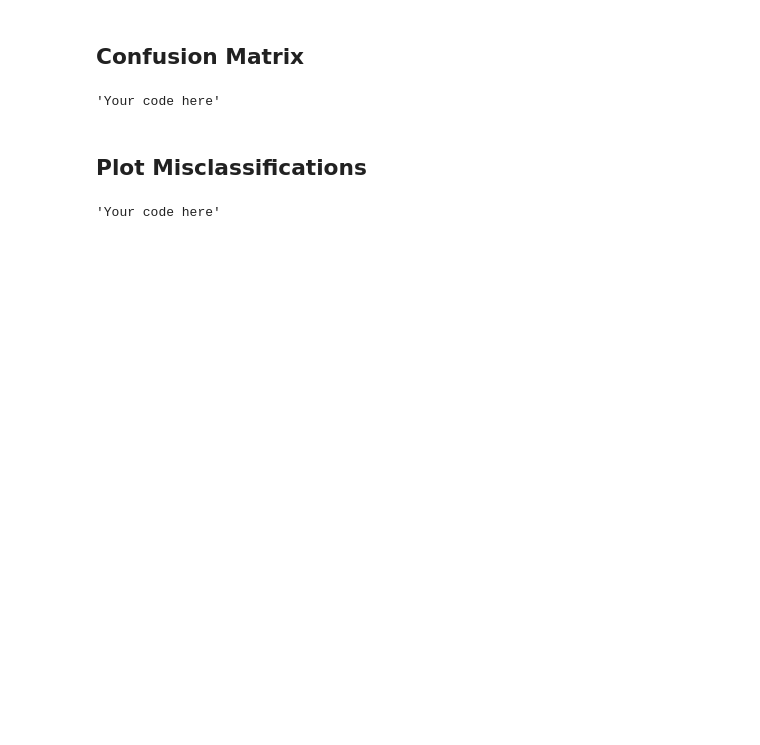
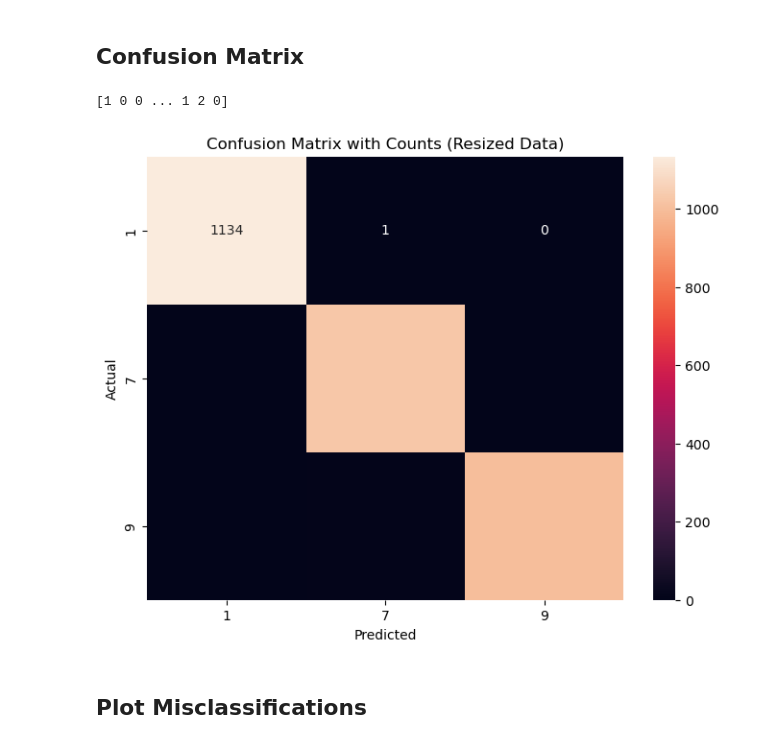
Before and after one commit to KelvynBladen/ml_intro, a Jupyter notebook: mnist_worksheet3.ipynb, the cells around one changed output. Saved outputs shown, nothing was run; the diff lists cells and outputs as text; code cells hidden in the pictures; blank space fills up the shorter version.

```diff
--- a/mnist_worksheet3.ipynb
+++ b/mnist_worksheet3.ipynb
@@ -64,5 +111,17 @@ import torch
 # It's best to modify the model to handle the data, but we may need to adjust the images as well.
 # Resize the images to 32x32 for the model
 
-'Your code here'
+# Define the transform to resize the images
+resize_transform = transforms.Compose([
+    transforms.ToPILImage(),
+    transforms.Resize((32, 32)),
+    transforms.ToTensor()
+])
+
+# Apply the transform to the training and test datasets
+x_train_179_resized = torch.stack([resize_transform(img) for img in x_train_179])
+x_test_179_resized = torch.stack([resize_transform(img) for img in x_test_179])
+
+print(f'x_train_179_resized shape: {x_train_179_resized.shape}')
+print(f'x_test_179_resized shape: {x_test_179_resized.shape}')
 # %% [output]
@@ -85,21 +208,41 @@ import torch
 # %%
 # Compute and plot a confusion matrix.
 
-'Your code here'
+from sklearn.metrics import confusion_matrix
+import seaborn as sns
+
+import matplotlib.pyplot as plt
+
+# Set the model to evaluation mode
+model.eval()
+
+# Make predictions on the resized test set
+with torch.no_grad():
+    outputs_resized = model(x_test_179_resized)
+    _, predicted_resized = torch.max(outputs_resized, 1)
+
+# Convert predictions to numpy array
+predicted_resized = predicted_resized.numpy()
+
+print(predicted_resized)
+
+# Compute the confusion matrix
+conf_matrix_resized = confusion_matrix(y_test_179_bin, predicted_resized)
+
+# Plot the confusion matrix with counts
+plt.figure(figsize=(8, 6))
+sns.heatmap(conf_matrix_resized, annot=True, fmt='d', xticklabels=[1, 7, 9], yticklabels=[1, 7, 9])
+plt.xlabel('Predicted')
+plt.ylabel('Actual')
+plt.title('Confusion Matrix with Counts (Resized Data)')
+plt.show()
 
 # Where are misclassifications occurring?
 # How does your test accuracy compare to that of the Random Forest and CNN made previously?
 # It's very possible that it won't be better than the CNN.
 # This hopefully illustrates the importance of choosing the right kind of model to transfer learn from.
 # %% [output]
-'Your code here'
+[1 0 0 ... 1 2 0]
+[figure, added]
 # %% [markdown]
 ## Plot Misclassifications
-# %%
-# Plot some of the misclassifications.
-
-'Your code here'
-
-# Can you see why the model made the misclassifications it did?
-# %% [output]
-'Your code here'
```
Also changed, not shown: parts of 9 cells of this notebook.
